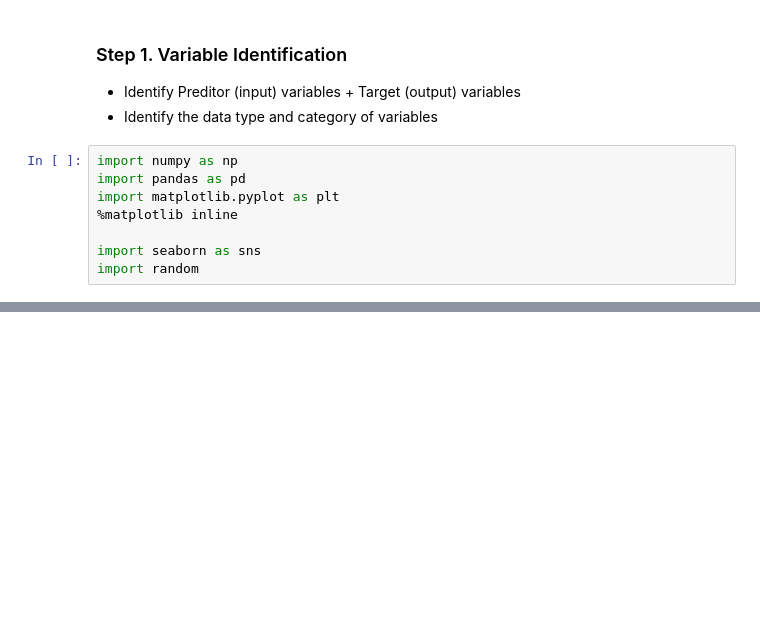
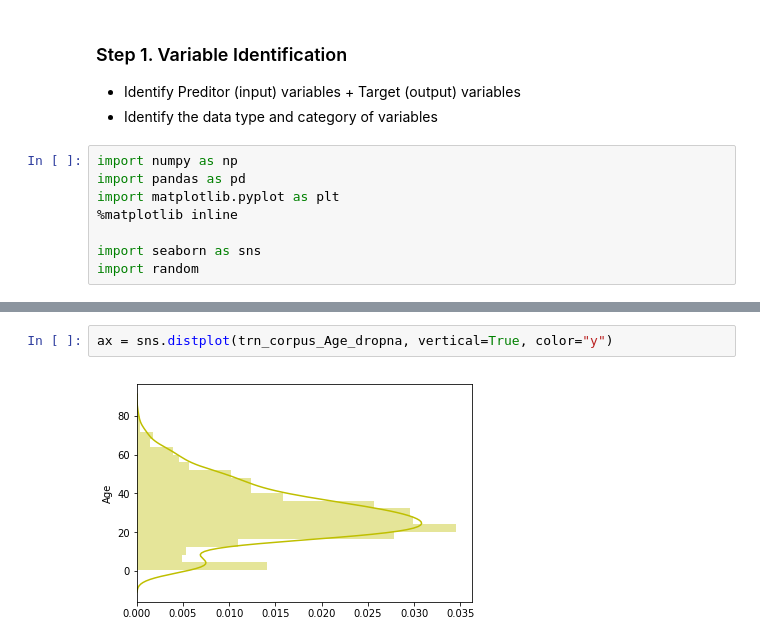
Before and after one commit to tien-le-grenoble/kaggle-titanic-original, a Jupyter notebook: Titanic - Machine Learning from Disaster.ipynb, the cells around one changed output, grey strips where cells are left out. Cells and saved outputs as stored; diff of their text form; blank space fills up the shorter version.

```diff
--- a/Titanic - Machine Learning from Disaster.ipynb
+++ b/Titanic - Machine Learning from Disaster.ipynb
@@ -181,0 +383,4 @@ sns.pairplot(tst_corpus.dropna())
+# %%
+ax = sns.distplot(trn_corpus_Age_dropna, vertical=True, color="y")
+# %% [output]
+[figure, added]
```
Also changed, not shown: parts of 45 cells of this notebook, 1 other file.
